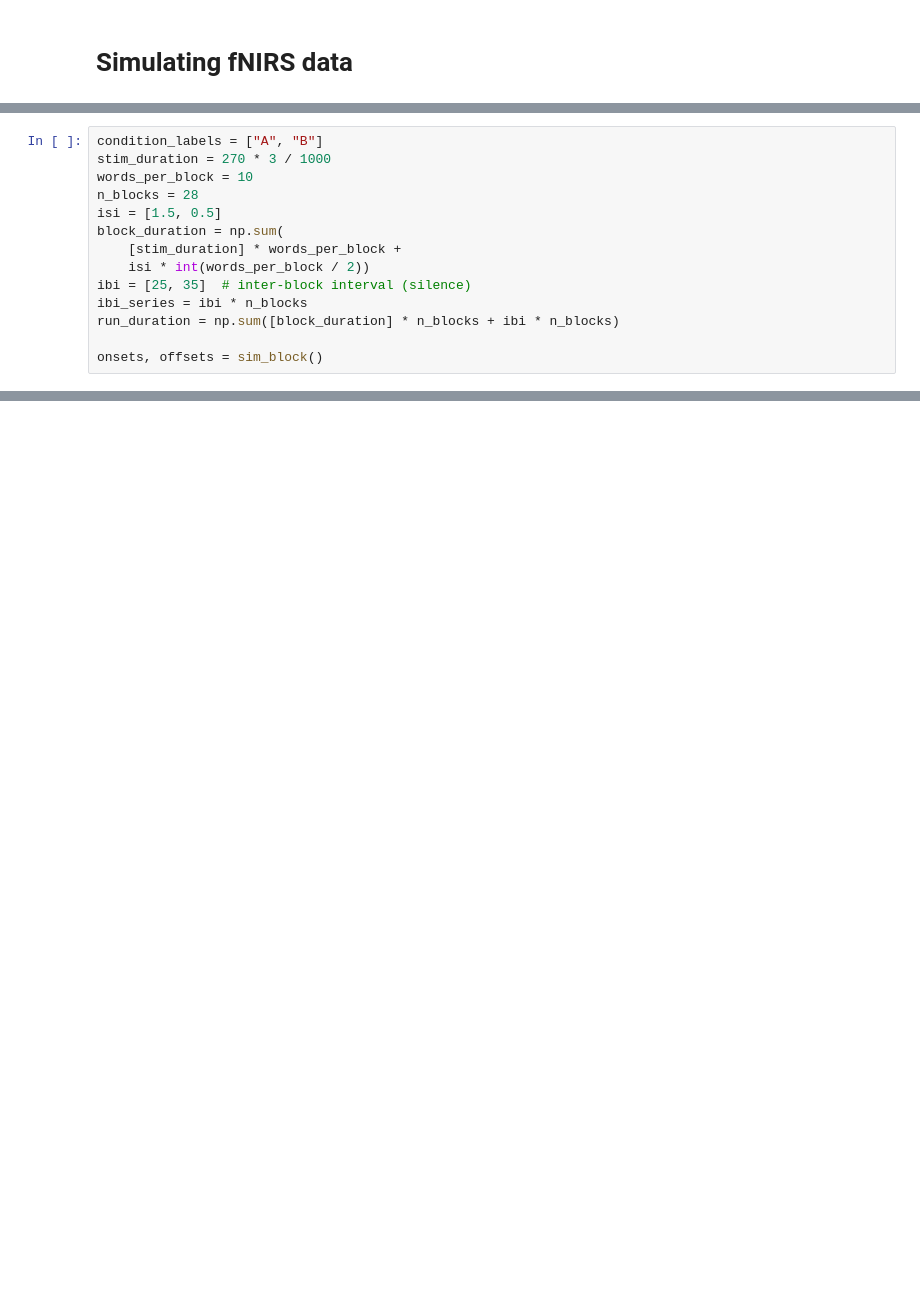
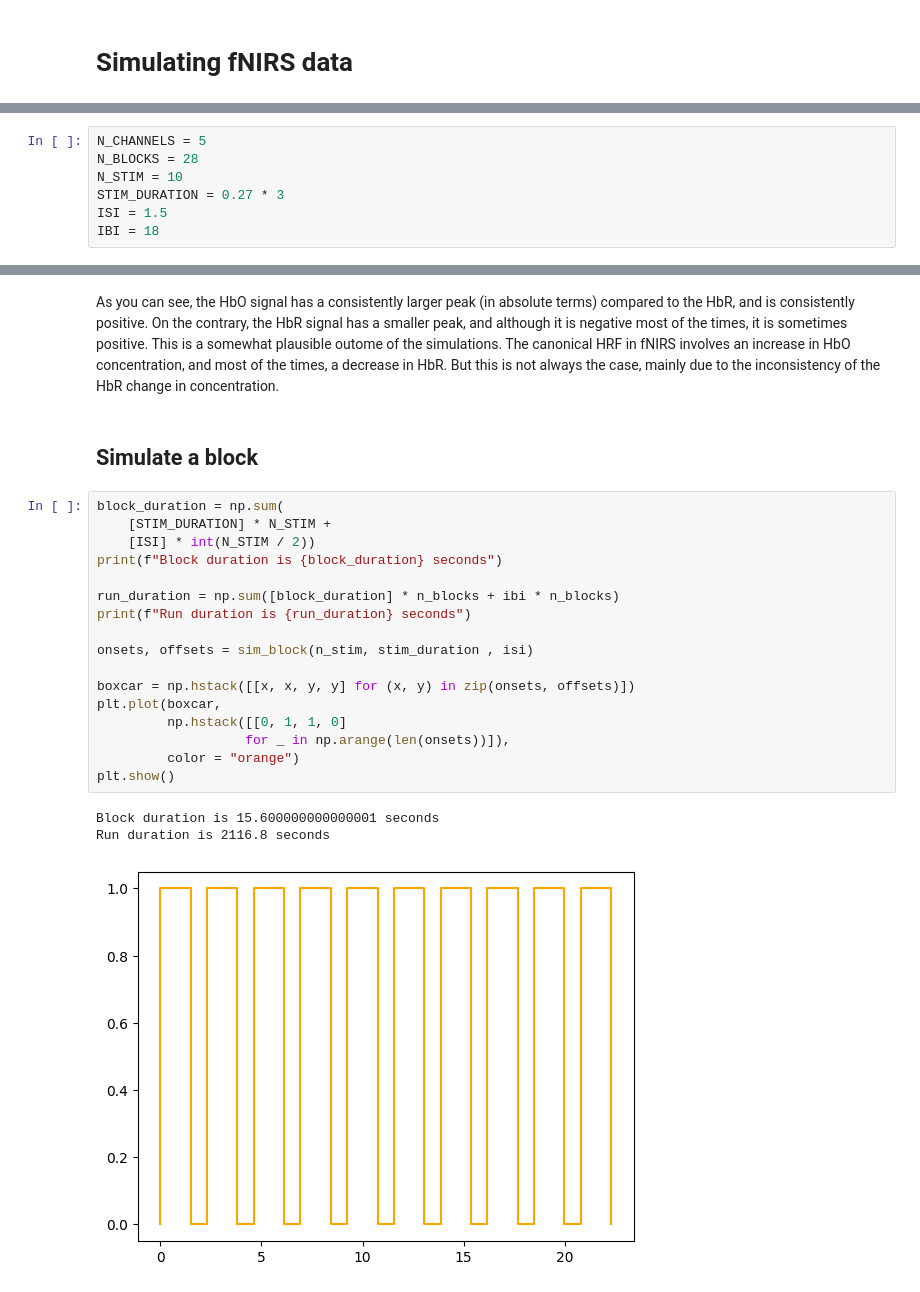
Before and after one commit to gongcastro/fnirs-sim, a Jupyter notebook: docs/index.ipynb, the cells around one changed output, grey strips where cells are left out. Cells and saved outputs as stored; diff of their text form; blank space fills up the shorter version.

```diff
--- a/docs/index.ipynb
+++ b/docs/index.ipynb
@@ -73,14 +2,0 @@ def sim_block(n_stim: int = 10,
-# %%
-condition_labels = ["A", "B"]
-stim_duration = 270 * 3 / 1000
-words_per_block = 10
-n_blocks = 28
-isi = [1.5, 0.5]
-block_duration = np.sum(
-    [stim_duration] * words_per_block +
-    isi * int(words_per_block / 2))
-ibi = [25, 35]  # inter-block interval (silence)
-ibi_series = ibi * n_blocks
-run_duration = np.sum([block_duration] * n_blocks + ibi * n_blocks)
-
-onsets, offsets = sim_block()
@@ -344,0 +25,7 @@ plt.tight_layout()
+# %%
+N_CHANNELS = 5
+N_BLOCKS = 28
+N_STIM = 10
+STIM_DURATION = 0.27 * 3
+ISI = 1.5
+IBI = 18
@@ -344,0 +100,25 @@ plt.tight_layout()
+# %% [markdown]
+As you can see, the HbO signal has a consistently larger peak (in absolute terms) compared to the HbR, and is consistently positive. On the contrary, the HbR signal has a smaller peak, and although it is negative most of the times, it is sometimes positive. This is a somewhat plausible outome of the simulations. The canonical HRF in fNIRS involves an increase in HbO concentration, and most of the times, a decrease in HbR. But this is not always the case, mainly due to the inconsistency of the HbR change in concentration.
+# %% [markdown]
+## Simulate a block
+# %%
+block_duration = np.sum(
+    [STIM_DURATION] * N_STIM +
+    [ISI] * int(N_STIM / 2))
+print(f"Block duration is {block_duration} seconds")
+
+run_duration = np.sum([block_duration] * n_blocks + ibi * n_blocks)
+print(f"Run duration is {run_duration} seconds")
+
+onsets, offsets = sim_block(n_stim, stim_duration , isi)
+
+boxcar = np.hstack([[x, x, y, y] for (x, y) in zip(onsets, offsets)])
+plt.plot(boxcar,
+         np.hstack([[0, 1, 1, 0]
+                   for _ in np.arange(len(onsets))]),
+         color = "orange")
+plt.show()
+# %% [output]
+Block duration is 15.600000000000001 seconds
+Run duration is 2116.8 seconds
+[figure, added]
```
Also changed, not shown: parts of 38 cells of this notebook, 1 other file.
